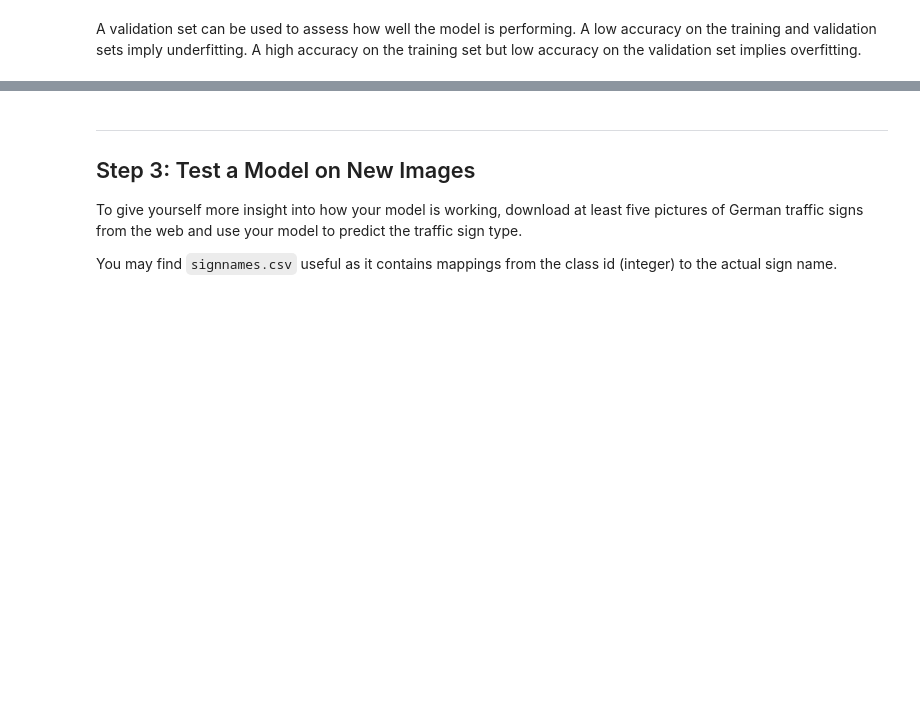
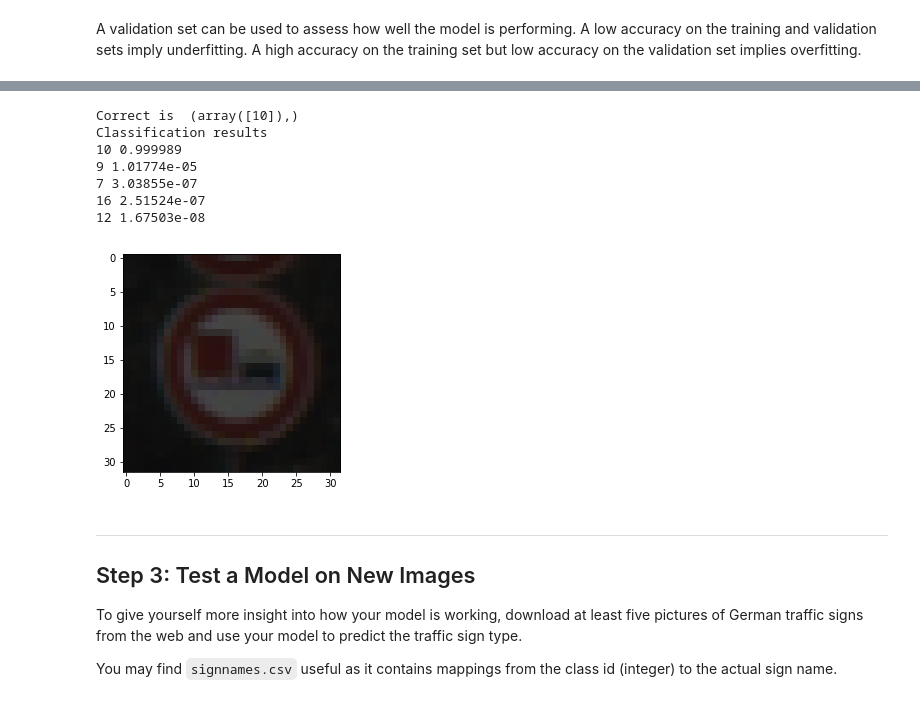
Before and after one commit to boxmein/CarND-Traffic-Sign-Classifier-Project, a Jupyter notebook: Traffic_Sign_Classifier.ipynb, the cells around one changed output, grey strips where cells are left out. Saved outputs shown, nothing was run; the diff lists cells and outputs as text; code cells hidden in the pictures; blank space fills up the shorter version.

```diff
--- a/Traffic_Sign_Classifier.ipynb
+++ b/Traffic_Sign_Classifier.ipynb
@@ -412,3 +503,38 @@ with tf.Session() as sess:
+# %%
+# Running a model
+import os
+
+def classify(image):
+    with tf.Session() as sess:
+        saver2 = tf.train.import_meta_graph('/output/TRAFFIC_SIGN_CLASSIFIER.meta')
+        saver2.restore(sess, '/output/TRAFFIC_SIGN_CLASSIFIER')
+
+        classifier = tf.get_collection("classifier")[0]
+
+        result = sess.run(classifier, { x: [image], keep_prob: 1 })
+        values, indices = tf.nn.top_k(result, 5)
+        probs = sess.run(values)
+        predictions = sess.run(indices)
+        return probs, predictions
+
+r = random.randrange(len(X_valid))
+plt.imshow((X_valid[r] + 1)/2.)
+print("Correct is ", np.where(y_valid[r] > 0))
+print("Classification results ")
+
+probs, predictions = classify(X_valid[r])
+
+for i in range(predictions.shape[1]):
+    print(predictions[0, i], probs[0, i])
+# %% [output]
+Correct is  (array([10]),)
+Classification results
+10 0.999989
+9 1.01774e-05
+7 3.03855e-07
+16 2.51524e-07
+12 1.67503e-08
+[figure, added]
 # %% [markdown]
 ---
 
```
Also changed, not shown: parts of 14 cells of this notebook, 5 other files.
